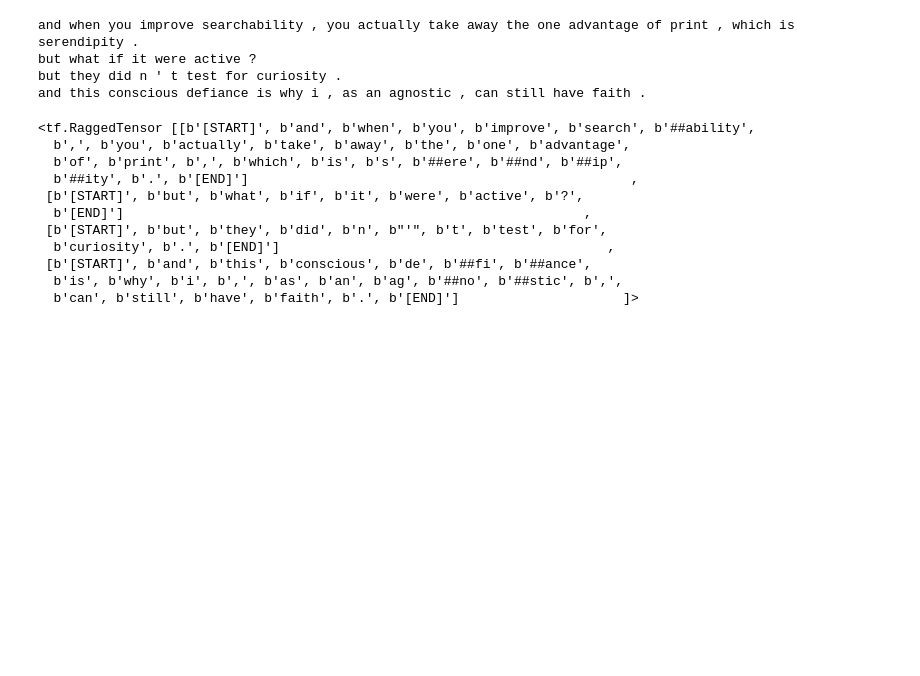
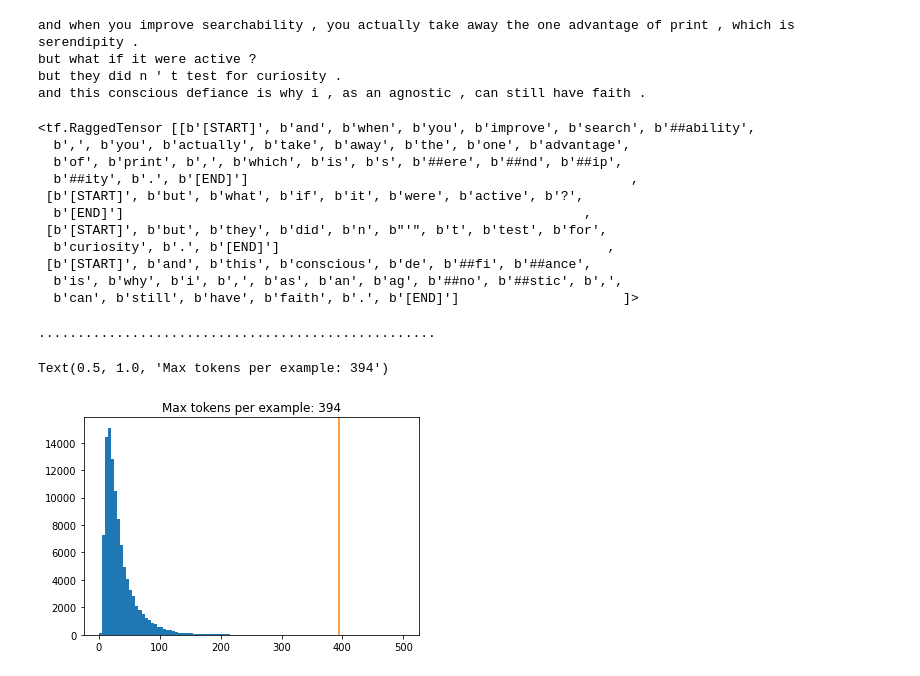
Before and after one commit to mathias-driesse/climatehack, a Jupyter notebook: Transformers_example.ipynb, the cells around one changed output. Cells and saved outputs as stored; diff of their text form; code cells hidden in the pictures; blank space fills up the shorter version.

```diff
--- a/Transformers_example.ipynb
+++ b/Transformers_example.ipynb
@@ -128,3 +128,25 @@ tokens
  [b'[START]', b'and', b'this', b'conscious', b'de', b'##fi', b'##ance',
   b'is', b'why', b'i', b',', b'as', b'an', b'ag', b'##no', b'##stic', b',',
   b'can', b'still', b'have', b'faith', b'.', b'[END]']                     ]>
+# %%
+lengths = []
+for pt_examples, en_examples in train_examples.batch(1024):
+    pt_tokens = tokenizers.en.tokenize(pt_examples)
+    lengths.append(pt_tokens.row_lengths())
+
+    en_tokens = tokenizers.en.tokenize(en_examples)
+    lengths.append(en_tokens.row_lengths())
+    print('.', end = '', flush = True)
+# %% [output]
+...................................................
+# %%
+all_lengths = np.concatenate(lengths)
+
+plt.hist(all_lengths, np.linspace(0, 500, 101))
+plt.ylim(plt.ylim())
+max_length = max(all_lengths)
+plt.plot([max_length, max_length], plt.ylim())
+plt.title(f'Max tokens per example: {max_length}')
+# %% [output]
+Text(0.5, 1.0, 'Max tokens per example: 394')
+[figure, added]
```
Also changed, not shown: parts of 8 cells of this notebook.
